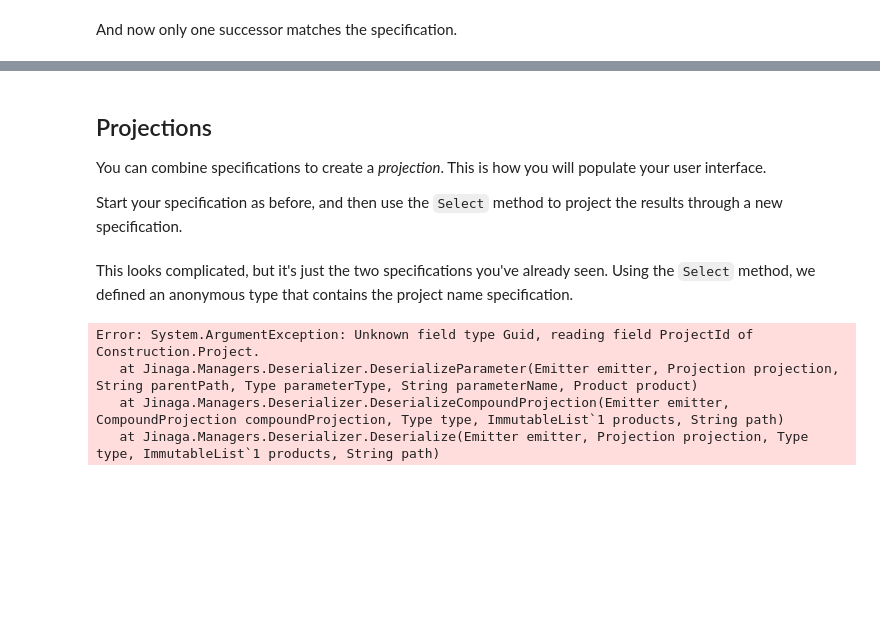
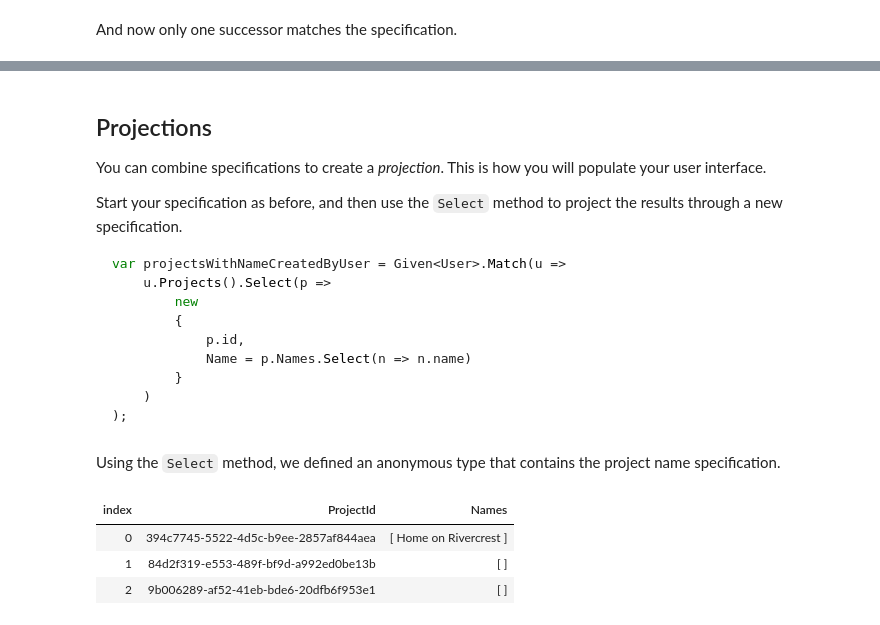
Before and after one commit to jinaga/jinaga.net, a Jupyter notebook: Documentation/Examples/QuickStart.ipynb, the cells around one changed output, grey strips where cells are left out. Saved outputs shown, nothing was run; the diff lists cells and outputs as text; code cells hidden in the pictures; blank space fills up the shorter version.

````diff
--- a/Documentation/Examples/QuickStart.ipynb
+++ b/Documentation/Examples/QuickStart.ipynb
@@ -258,6 +323,18 @@ You can combine specifications to create a *projection*.
 This is how you will populate your user interface.
 
 Start your specification as before, and then use the `Select` method to project the results through a new specification.
+
+```csharp
+var projectsWithNameCreatedByUser = Given<User>.Match(u =>
+    u.Projects().Select(p =>
+        new
+        {
+            p.id,
+            Name = p.Names.Select(n => n.name)
+        }
+    )
+);
+```
 # %%
 var projectsWithNamesCreatedByUser = Given<User>.Match(u =>
     u.Successors().OfType<Project>(p => p.creator)
@@ -272,14 +349,17 @@ var projectsWithNamesCreatedByUser = Given<User>.Match(u =>
         })
 );
 # %% [markdown]
-This looks complicated, but it's just the two specifications you've already seen.
 Using the `Select` method, we defined an anonymous type that contains the project name specification.
 # %%
 var projections = await j.Query(projectsWithNamesCreatedByUser, user);
 
-projections
+projections.Select(p => new
+{
+    p.ProjectId,
+    Names = $"[ {string.Join(", ", p.Names)} ]"
+}).AsTable()
 # %% [output]
-Error: System.ArgumentException: Unknown field type Guid, reading field ProjectId of Construction.Project.
-   at Jinaga.Managers.Deserializer.DeserializeParameter(Emitter emitter, Projection projection, String parentPath, Type parameterType, String parameterName, Product product)
-   at Jinaga.Managers.Deserializer.DeserializeCompoundProjection(Emitter emitter, CompoundProjection compoundProjection, Type type, ImmutableList`1 products, String path)
-   at Jinaga.Managers.Deserializer.Deserialize(Emitter emitter, Projection projection, Type type, ImmutableList`1 products, String path)
+| index | ProjectId | Names |
+| 0 | 394c7745-5522-4d5c-b9ee-2857af844aea | [ Home on Rivercrest ] |
+| 1 | 84d2f319-e553-489f-bf9d-a992ed0be13b | [ ] |
+| 2 | 9b006289-af52-41eb-bde6-20dfb6f953e1 | [ ] |
````
Also changed, not shown: parts of 10 cells of this notebook.
